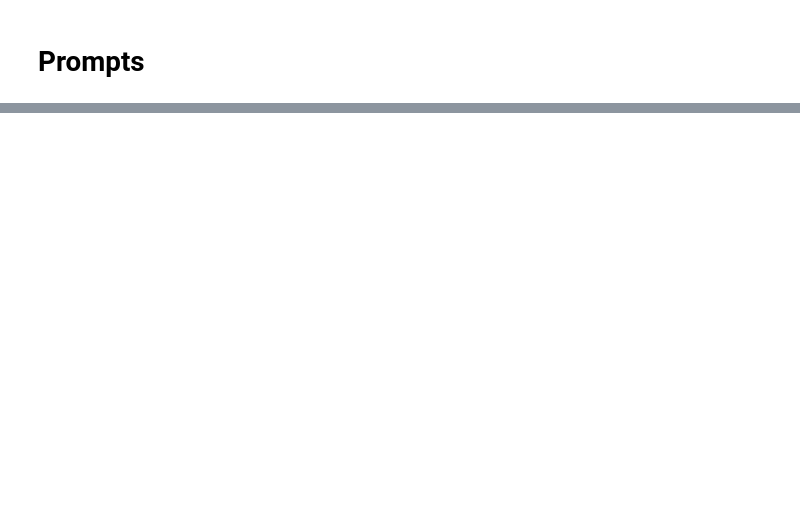
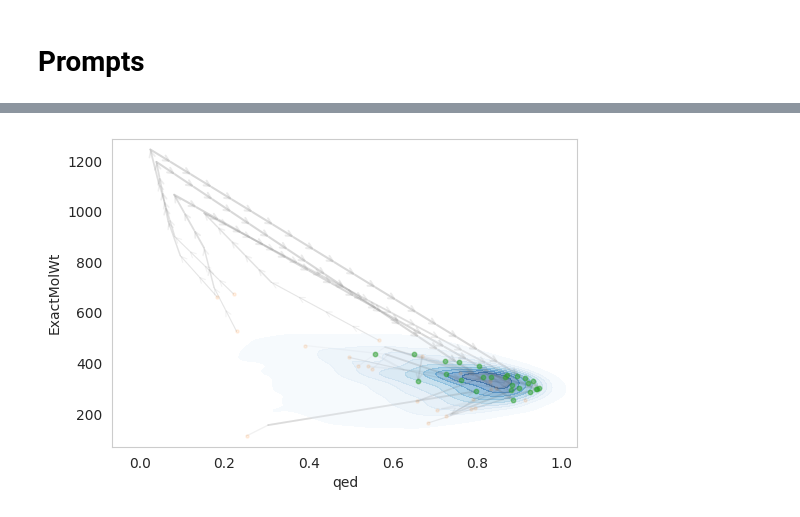
Before and after one commit to Fransou/MolGenDocking, a Jupyter notebook: notebooks/data/MOLREAC_dataset.ipynb, the cells around one changed output, grey strips where cells are left out. Saved outputs shown, nothing was run; the diff lists cells and outputs as text; code cells hidden in the pictures; blank space fills up the shorter version.

```diff
--- a/notebooks/data/MOLREAC_dataset.ipynb
+++ b/notebooks/data/MOLREAC_dataset.ipynb
@@ -97,5 +99,5 @@ df_zinc.rename(columns={
     "CalcHallKierAlpha":"HallKierAlpha",
 }, inplace=True)
 
-df = get_df(load("data/synthesis_tasks/train_prompts_unclean_json.jsonl"))
+df = get_df(load("data/synthesis_tasks/train_prompts_json.jsonl"))
 df
@@ -161,7 +211,7 @@ plot_descriptor_distributions(df_descriptors, df_zinc)
 # %%
 df_per_step = df[df.objectives.apply(lambda x: x.startswith("f"))][["products", "reactants", "or_smarts",]]
 
-df_per_step = df_per_step.sample(frac=1)
+df_per_step = df_per_step.sample(frac=0.5)
 df_per_step["n_step"] =df_per_step.products.apply(lambda x: list(range(1,1+len(x))))
 df_per_step["id"] = df_per_step.index
 df_per_step["n_tot_step"] = df_per_step.products.apply(len)
@@ -175,5 +227,5 @@ print("Total number of steps exploded: ", df_per_step.shape[0])
 # %%
-with Pool(16) as p:
+with Pool(8) as p:
     descs = list(tqdm(p.imap(get_desc, df_per_step["products"]), total=len(df_per_step)))
 
 df_descriptors_step = pd.DataFrame(descs)
@@ -195,45 +261,57 @@ colors = sns.color_palette("rocket_r", as_cmap=True, )
 
 df_toplot = df_descriptors_step[df_descriptors_step.id.isin(df_descriptors_step.sample(2*N_TO_PLOT, replace=True).id.unique()[:N_TO_PLOT])]
 
 df_kde = pd.concat([
     df_zinc[[col_b, col_a]].sample(10000),
     df_toplot[[col_b, col_a]]
 ], axis=0)
 
 fig, ax = plt.subplots(figsize=(6, 4))
 
 sns.kdeplot(
     data=df_kde, x=col_b, y=col_a,
-    fill=True, ax=ax, alpha=0.2, levels=10,
+    fill=True, ax=ax, alpha=0.5, levels=10,
     thresh=0.01, cmap="Blues"
 )
 
+l_step = ((df_toplot[col_a].max() - df_toplot[col_a].min()) **2 + (df_toplot[col_b].max() - df_toplot[col_b].min())**2)**0.5 /25
 for mol_id in df_toplot.id.unique():
     sub_df = df_toplot[df_toplot.id == mol_id].sort_values("n_step")
     for i in range(len(sub_df)-1):
-        ax.annotate(
-            '', xy=(sub_df[col_b].iloc[i+1], sub_df[col_a].iloc[i+1]),
-            xytext=(sub_df[col_b].iloc[i], sub_df[col_a].iloc[i]),
-            arrowprops=dict(
-                arrowstyle='->',
-                color='gray',
-                alpha=0.3 * sub_df.prop_step.iloc[i]**2 + 0.2,
-                lw=1.5 * sub_df.prop_step.iloc[i]**0.5 + 0.1,
-                shrinkA=0.0,
-                shrinkB=0.0,
+        x0,y0 = sub_df[col_b].iloc[i], sub_df[col_a].iloc[i]
+        x1, y1 = sub_df[col_b].iloc[i+1], sub_df[col_a].iloc[i+1]
+        ax.plot(
+            [x0,x1], [y0,y1], color="gray",
+            alpha=0.1 * sub_df.prop_step.iloc[i]**2 + 0.1,
+            lw=1.5 * sub_df.prop_step.iloc[i]**0.5 + 0.1,
+            zorder=0
+        )
+        n_arrows = int(((x1-x0)**2 + (y1-y0)**2)**0.5 / l_step)
+        xs = np.linspace(x0, x1, n_arrows)
+        ys = np.linspace(y0, y1, n_arrows)
+        for i_s in range(len(xs)-1):
+            ax.annotate(
+                '', xy=(xs[i_s+1], ys[i_s+1]),
+                xytext=(xs[i_s], ys[i_s]),
+                arrowprops=dict(
+                    arrowstyle='->',
+                    color='gray',
+                    alpha=0.1 * sub_df.prop_step.iloc[i]**2 + 0.1,
+                    lw=1.5 * sub_df.prop_step.iloc[i]**0.5 + 0.1,
+                    shrinkA=0.0,
+                    shrinkB=0.0,
+                )
             )
-        )
-# Point to first element
 sub_df = df_toplot[df_toplot.n_step == 1]
 ax.scatter(
     sub_df[col_b], sub_df[col_a], s=5, zorder=1, alpha = 0.1
 )
 sub_df = df_toplot[df_toplot.last_product]
 ax.scatter(
     sub_df[col_b], sub_df[col_a], s=10, zorder=10, alpha = 0.5,
 )
 
-
-# Add colorbar
 ax.grid(False)
 plt.show()
+# %% [output]
+[figure, added]
```
Also changed, not shown: parts of 15 cells of this notebook, 3 other files.
